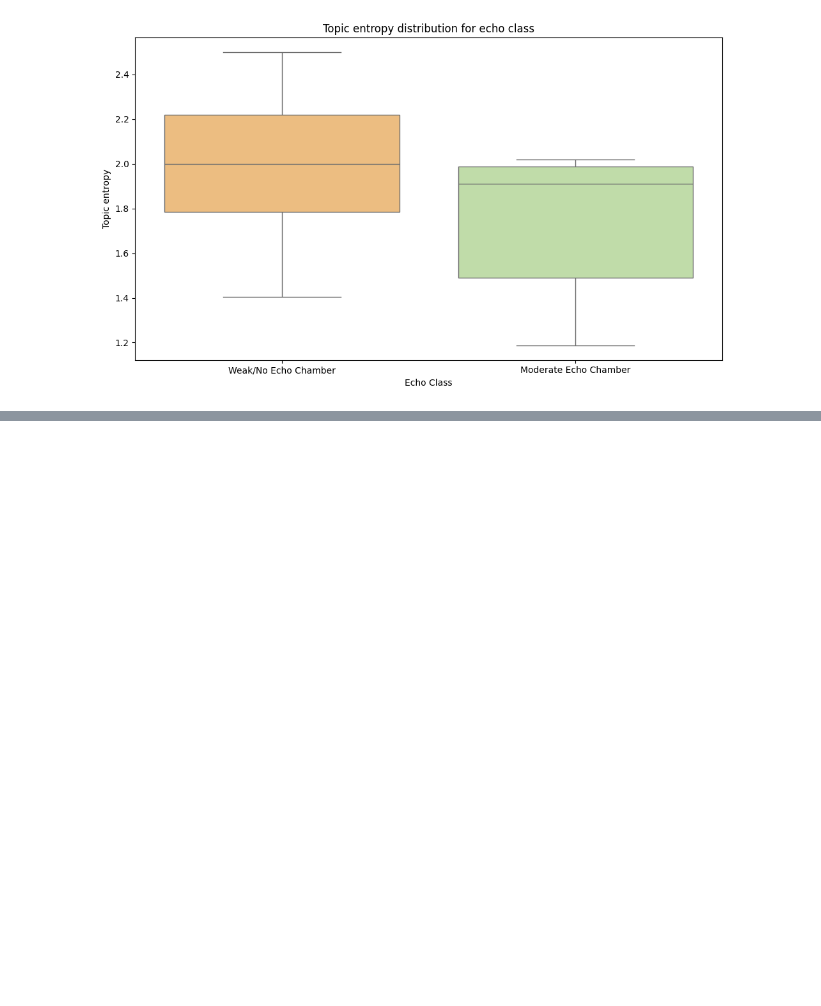
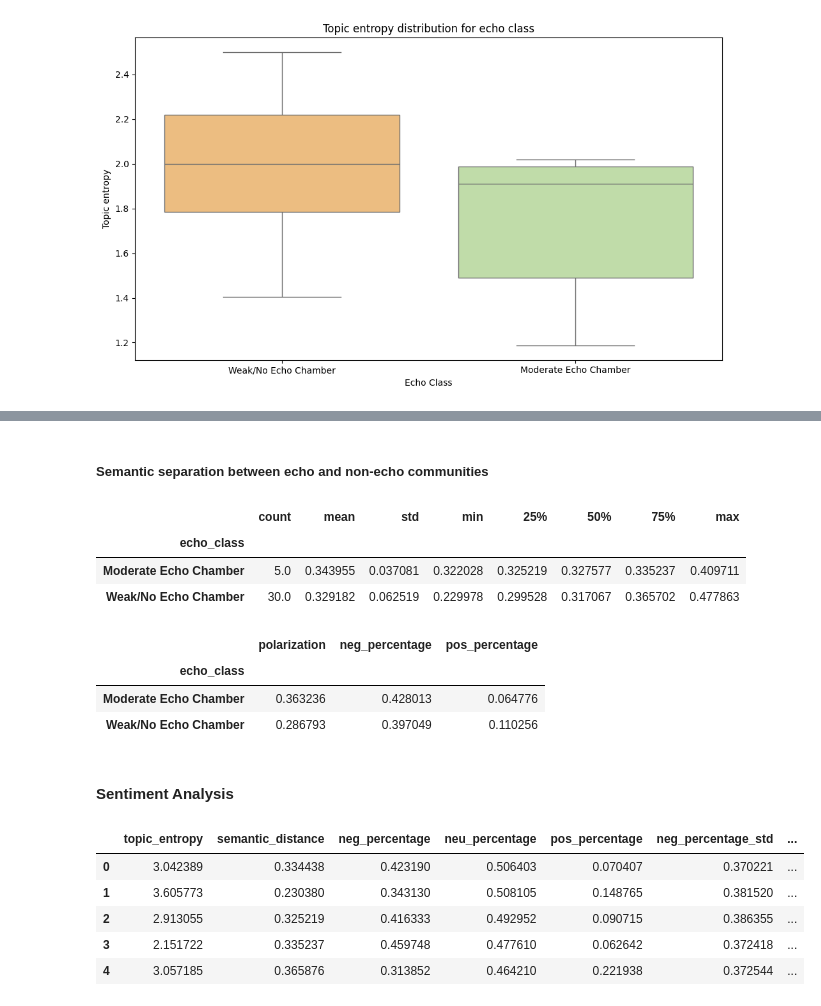
Before and after one commit to alfoCaiazza/Analysa, a Jupyter notebook: src/research_question/4th_research_question.ipynb, the cells around one changed output, grey strips where cells are left out. Cells and saved outputs as stored; diff of their text form; code cells hidden in the pictures; blank space fills up the shorter version.

Commit message:
Computing last necessary information to answer 3rd and 4th research question

```diff
--- a/src/research_question/4th_research_question.ipynb
+++ b/src/research_question/4th_research_question.ipynb
@@ -238,0 +93,78 @@ plt.show()
+# %% [markdown]
+##### Semantic separation between echo and non-echo communities
+# %%
+sim_matrix = cosine_similarity(list(community_emb_dict.values()))
+
+comm_distances = {}
+for i, comm_id in enumerate(community_emb_dict.keys()):
+    others = [j for j in range(len(community_emb_dict)) if j != i]
+    comm_distances[comm_id] = 1 - np.mean(sim_matrix[i, others])
+comm_distances = pd.Series(comm_distances, name="semantic_distance")
+# %%
+comm_info = global_info.groupby("community_id")["echo_class"].first()
+results = pd.DataFrame({"echo_class": comm_info, "semantic_distance": comm_distances})
+results.groupby("echo_class")["semantic_distance"].describe()
+# %% [output]
+|  | count | mean | std | min | 25% | 50% | 75% | max |
+| echo_class |  |  |  |  |  |  |  |  |
+| Moderate Echo Chamber | 5.0 | 0.343955 | 0.037081 | 0.322028 | 0.325219 | 0.327577 | 0.335237 | 0.409711 |
+| Weak/No Echo Chamber | 30.0 | 0.329182 | 0.062519 | 0.229978 | 0.299528 | 0.317067 | 0.365702 | 0.477863 |
+# %%
+sentiment_stats = global_info.groupby("community_id")[["neg_percentage","neu_percentage","pos_percentage"]].mean()
+sentiment_var = global_info.groupby("community_id")[["neg_percentage","pos_percentage"]].std()
+
+sentiment_summary = sentiment_stats.join(sentiment_var, rsuffix="_std")
+sentiment_summary["echo_class"] = global_info.groupby("community_id")["echo_class"].first()
+
+sentiment_summary["polarization"] = (sentiment_summary["pos_percentage"] - sentiment_summary["neg_percentage"]).abs()
+
+sentiment_summary.groupby("echo_class")[["polarization","neg_percentage","pos_percentage"]].mean()
+# %% [output]
+|  | polarization | neg_percentage | pos_percentage |
+| echo_class |  |  |  |
+| Moderate Echo Chamber | 0.363236 | 0.428013 | 0.064776 |
+| Weak/No Echo Chamber | 0.286793 | 0.397049 | 0.110256 |
+# %%
+# Topic frequency per community
+topic_counts = global_info.groupby(["community_id", "topic_id"]).size().reset_index(name="count")
+topic_dist = topic_counts.groupby("community_id")["count"].apply(lambda x: x / x.sum())
+
+# Computing entropy
+topic_entropy = topic_dist.groupby("community_id").apply(lambda p: entropy(p, base=2))
+topic_entropy = topic_entropy.rename("topic_entropy")
+# %%
+# Cosine similarity between communities
+sim_matrix = cosine_similarity(list(community_emb_dict.values()))
+
+# Distanza media di ogni community dalle altre
+comm_distances = {}
+for i, comm_id in enumerate(community_emb_dict.keys()):
+    others = [j for j in range(len(community_emb_dict)) if j != i]
+    comm_distances[comm_id] = 1 - np.mean(sim_matrix[i, others])
+comm_distances = pd.Series(comm_distances, name="semantic_distance")
+# %% [markdown]
+#### Sentiment Analysis
+# %%
+# Mean and variance for sentiments percentage
+sentiment_stats = global_info.groupby("community_id")[["neg_percentage","neu_percentage","pos_percentage"]].mean()
+sentiment_var   = global_info.groupby("community_id")[["neg_percentage","pos_percentage"]].std()
+
+sentiment_summary = sentiment_stats.join(sentiment_var, rsuffix="_std")
+
+# Sentiment polarization = abs diff between pos and neg
+sentiment_summary["polarization"] = (sentiment_summary["pos_percentage"] - sentiment_summary["neg_percentage"]).abs()
+comm_info = global_info.groupby("community_id")["echo_class"].first()
+
+results = pd.concat([topic_entropy, comm_distances, sentiment_summary], axis=1)
+results["echo_class"] = comm_info
+
+corr_matrix = results[["topic_entropy","polarization","neg_percentage","pos_percentage"]].corr()
+
+results.head()
+# %% [output]
+|  | topic_entropy | semantic_distance | neg_percentage | neu_percentage | pos_percentage | neg_percentage_std | ... |
+| 0 | 3.042389 | 0.334438 | 0.423190 | 0.506403 | 0.070407 | 0.370221 | ... |
+| 1 | 3.605773 | 0.230380 | 0.343130 | 0.508105 | 0.148765 | 0.381520 | ... |
+| 2 | 2.913055 | 0.325219 | 0.416333 | 0.492952 | 0.090715 | 0.386355 | ... |
+| 3 | 2.151722 | 0.335237 | 0.459748 | 0.477610 | 0.062642 | 0.372418 | ... |
+| 4 | 3.057185 | 0.365876 | 0.313852 | 0.464210 | 0.221938 | 0.372544 | ... |
```
Also changed, not shown: parts of 15 cells of this notebook, 2 other files.
